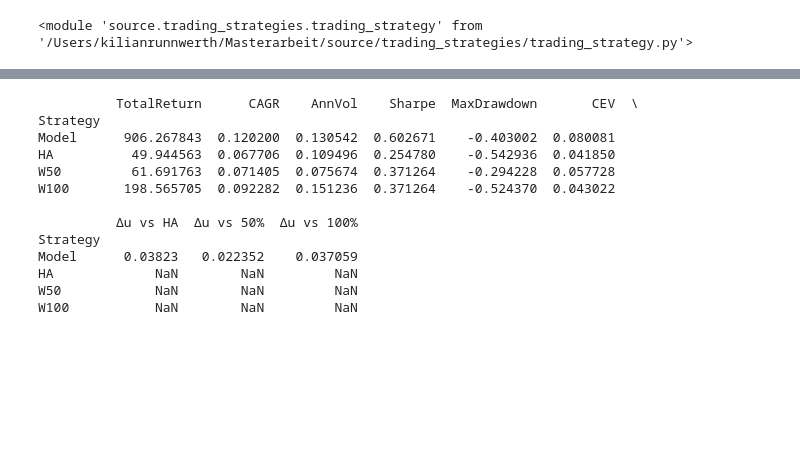
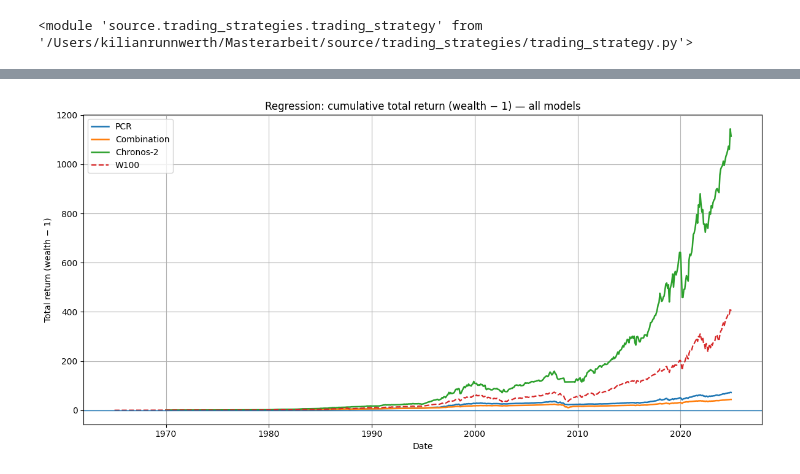
Before and after one commit to KiliTili/Masterarbeit, a Jupyter notebook: Notebooks/Trading_strategies/EP_trading_strategies.ipynb, the cells around one changed output, grey strips where cells are left out. Drawn from its saved outputs; the diff is of its cells as text; code cells hidden in the pictures; blank space fills up the shorter version.

```diff
--- a/Notebooks/Trading_strategies/EP_trading_strategies.ipynb
+++ b/Notebooks/Trading_strategies/EP_trading_strategies.ipynb
@@ -110,17 +96,21 @@ bt
-# %%
-summary = tsh.compare_strategies(bt, gamma=5)
-print(summary)
-# %% [output]
-          TotalReturn      CAGR    AnnVol    Sharpe  MaxDrawdown       CEV  \
-Strategy
-Model      906.267843  0.120200  0.130542  0.602671    -0.403002  0.080081
-HA          49.944563  0.067706  0.109496  0.254780    -0.542936  0.041850
-W50         61.691763  0.071405  0.075674  0.371264    -0.294228  0.057728
-W100       198.565705  0.092282  0.151236  0.371264    -0.524370  0.043022
-
-          Δu vs HA  Δu vs 50%  Δu vs 100%
-Strategy
-Model      0.03823   0.022352    0.037059
-HA             NaN        NaN         NaN
-W50            NaN        NaN         NaN
-W100           NaN        NaN         NaN
+# %%
+model_pred_cols = {
+    "PCR": "y_pred_pcr_without_lookahead_ar",
+    "Combination": "y_pred_pcr_Completed",
+    "Chronos-2": "y_pred_chronos2_without_lookahead",
+    #"TabPFN-2.5": "y_pred_tabpfn25",
+}
+
+plot_ts.plot_regression_timing_total_return_models(
+    df[df.index >= "1965-01-01"],
+    model_pred_cols=model_pred_cols,
+    target_col="equity_premium",
+    rf_col="Rfree",
+    uselog=uselog,
+    gamma=5.0,
+    vol_window=60,
+    baselines=["100"],   # choose any subset
+    title="Regression: cumulative total return (wealth − 1) — all models",
+)
+# %% [output]
+[figure, added]
```
Also changed, not shown: parts of 7 cells of this notebook, 9 other files.
